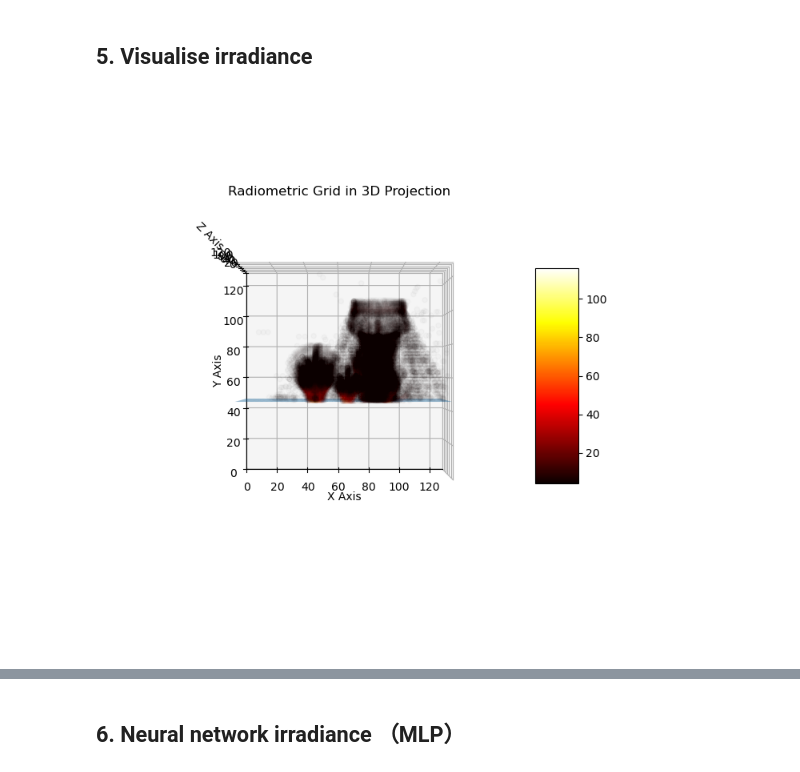
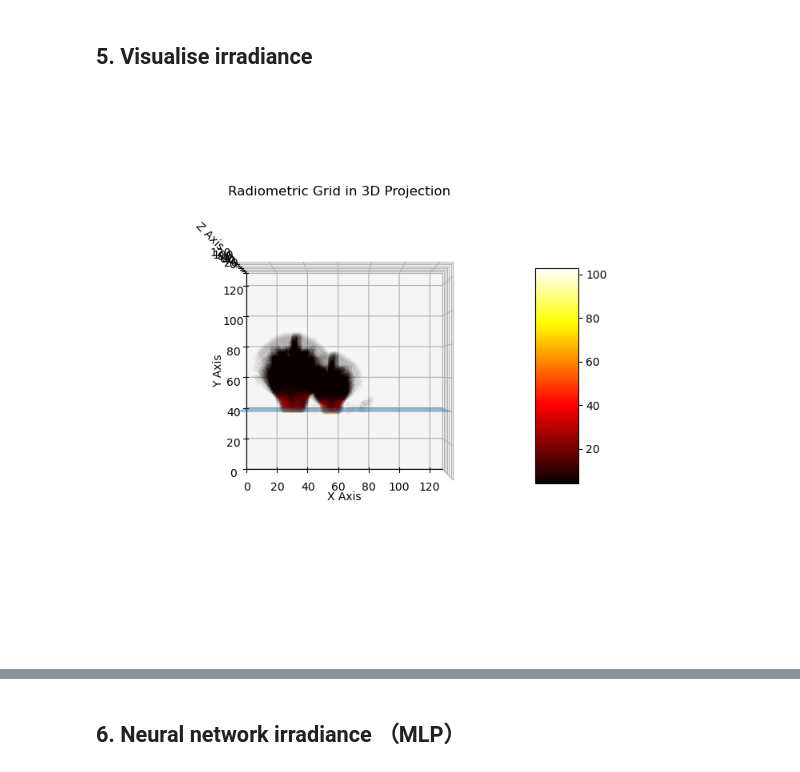
Before and after one commit to swirling-wind/Eikonal-Voxel-Rendering, a Jupyter notebook: main.ipynb, the cells around one changed output, grey strips where cells are left out. Saved outputs shown, nothing was run; the diff lists cells and outputs as text; code cells hidden in the pictures.

```diff
--- a/main.ipynb
+++ b/main.ipynb
@@ -103,16 +105,16 @@ def origin_y(largest: int, r: int):
 # Material LAMBERTIAN = 1 ; Material LIGHT = 2
 @ti.kernel
 def initialize_voxels():
-    add_ball(LARGE_R, vec3(-18, origin_y(LARGE_R, LARGE_R), 0), RED, 1)
-    add_ball(MEDIUM_R, vec3(2, origin_y(LARGE_R, MEDIUM_R), 30), BLUE, 1)
+    add_ball(LARGE_R, vec3(-32, origin_y(LARGE_R, LARGE_R), 0), RED, 1)
+    add_ball(MEDIUM_R, vec3(-8, origin_y(LARGE_R, MEDIUM_R), 36), BLUE, 1)
     # add_ball(SMALL_R, vec3(47, -18, 37), WHITE, 1)
-    add_bunny(vec3(3, -18, -6), GREY, 1)
-    add_glass(vec3(3, -18, 3), WHITE, 1)
+    # add_bunny(vec3(3, -18, 0), GREY, 1)
+    # add_glass(vec3(3, -18, 0), WHITE, 1)
 
 def floor_ratio(largest: int) -> float:
     return -1 / 64 * (largest)
 
-LARGE_R, MEDIUM_R, SMALL_R = 18, 12, 6
+LARGE_R, MEDIUM_R, SMALL_R = 24, 18, 6
 
 BLACK, WHITE, YELLOW, PINK, GREY = vec3(0, 0, 0), vec3(1, 1, 1), vec3(1,1,0), vec3(1,0.5,0.8), vec3(0.7, 0.7, 0.7)
 RED, BLUE, PURPLE, AZURE = vec3(0.9, 0, 0.1), vec3(0, 0.5, 1), vec3(0.2, 0.2, 0.6), vec3(0.4, 0.7, 1)
@@ -273,7 +274,7 @@ def update_wavefront(pos: torch.Tensor, dir: torch.Tensor, within_mask: torch.Te
                           dir)
     return new_pos, new_dir, new_within_mask
 
-def plot_wavefront_positions(pos: np.ndarray, dir: np.ndarray, ior_field: np.ndarray, title: str):
+def plot_wavefront_positions(pos: np.ndarray, dir: np.ndarray, ior_field: np.ndarray, title: str, num_shown_points: int = 500):
     fig = plt.figure(figsize=(5, 5))
     ax = fig.add_subplot(111, projection='3d')
     ax.set_box_aspect([1,1,1])
@@ -285,16 +286,14 @@ def plot_wavefront_positions(pos: np.ndarray, dir: np.ndarray, ior_field: np.nda
     ax.set_zlabel('Z Axis')
     ax.set_title(title)
     subsample_indices = np.arange(0, len(pos), 17)
-
     ax.quiver(pos[subsample_indices, 0], pos[subsample_indices, 1], pos[subsample_indices, 2],
                 dir[subsample_indices, 0], dir[subsample_indices, 1], dir[subsample_indices, 2],
                 color='green', length=1)
 
     x_points, y_points, z_points = np.where(ior_field == GLASS_IOR)
-    subsample_num = max(1, len(x_points) // 1500)
+    subsample_num = max(1, len(x_points) // num_shown_points)
     subsample_indices= np.arange(0, len(x_points), subsample_num)
     ax.scatter(x_points[subsample_indices], y_points[subsample_indices], z_points[subsample_indices], color='blue', alpha=0.1)
-
     ax.view_init(elev=90, azim=-90)
     ax.plot_surface(*plot_floor(), alpha=0.5)
     plt.show()
@@ -345,45 +344,44 @@ irradiance_grid = simulate_wavefront_propagation(scene_ior, scene_ior_gradients,
 # %%
 def remove_under_floor(irradiance_grid: np.ndarray, floor_height: int) -> np.ndarray:
     irradiance_grid[:, :floor_height, :] = 0
     return irradiance_grid
 
-def visualise_irradiance_grid_3d(radiometric_grid: np.ndarray, threshold=3.0, only_above_floor=True):
+def visualise_irradiance_grid_3d(radiometric_grid: np.ndarray, threshold=3.0):
     from matplotlib.colors import Normalize
     from matplotlib.cm import ScalarMappable
 
     fig = plt.figure(figsize=(7, 7))
     ax = fig.add_subplot(111, projection='3d')
     ax.set_box_aspect([1, 1, 1])
     ax.set_xlim(0, radiometric_grid.shape[0])
     ax.set_ylim(0, radiometric_grid.shape[1])
     ax.set_zlim(0, radiometric_grid.shape[2])
     ax.set_xlabel('X Axis')
     ax.set_ylabel('Y Axis')
     ax.set_zlabel('Z Axis')
     ax.set_title('Radiometric Grid in 3D Projection')
     ax.view_init(elev=90, azim=-90)
     ax.plot_surface(*plot_floor(), alpha=0.5)
 
     x_points, y_points, z_points = np.where(radiometric_grid > threshold)
     assert len(x_points) > 0, "No points found above the threshold value"
-    if only_above_floor:
-        above_floor_indices = np.where(y_points > floor_height())
-        radiometric_grid_filtered = radiometric_grid[x_points[above_floor_indices], y_points[above_floor_indices], z_points[above_floor_indices]]
-        x_points = x_points[above_floor_indices]
-        y_points = y_points[above_floor_indices]
-        z_points = z_points[above_floor_indices]
-    else:
-        radiometric_grid_filtered = radiometric_grid[x_points, y_points, z_points]
+    # if only_above_floor:
+    #     above_floor_indices = np.where(y_points > floor_height())
+    #     radiometric_grid_filtered = radiometric_grid[x_points[above_floor_indices], y_points[above_floor_indices], z_points[above_floor_indices]]
+    #     x_points = x_points[above_floor_indices]
+    #     y_points = y_points[above_floor_indices]
+    #     z_points = z_points[above_floor_indices]
+    # else:
+    radiometric_grid_filtered = radiometric_grid[x_points, y_points, z_points]
+
     ax.scatter(x_points, y_points, z_points, c=radiometric_grid_filtered, cmap='hot', alpha=0.02)
-
-    # Create a colormap
-    norm = Normalize(vmin=np.min(radiometric_grid_filtered), vmax=np.max(radiometric_grid_filtered))
+    norm = Normalize(vmin=np.min(radiometric_grid_filtered), vmax=np.max(radiometric_grid_filtered)) # Normalize the colorbar
     mappable = ScalarMappable(norm=norm, cmap='hot')
     mappable.set_array(radiometric_grid_filtered)
     fig.colorbar(mappable, ax=ax, shrink=0.5, aspect=5)  # Add colorbar
     plt.show()
 
-above_floor_irradiance_grid = remove_under_floor(irradiance_grid, floor_height())
-visualise_irradiance_grid_3d(irradiance_grid, threshold=3, only_above_floor=False)
+above_floor_irradiance_grid = remove_under_floor(irradiance_grid, floor_height=floor_height())
+visualise_irradiance_grid_3d(irradiance_grid, threshold=3)
 # %% [output]
-[figure, old version]
+[figure, new version]
```
Also changed, not shown: parts of 9 cells of this notebook.
